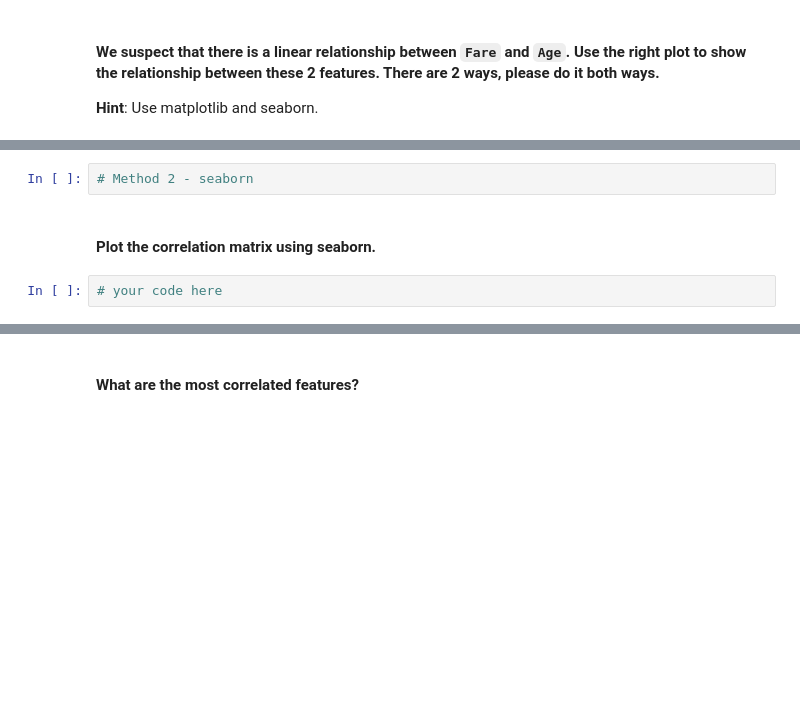
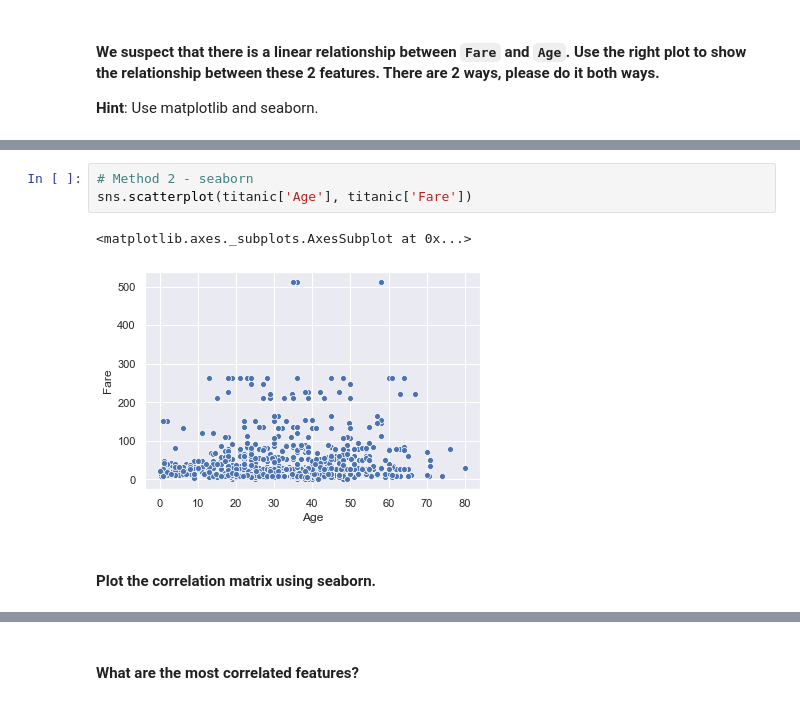
Before and after one commit to martapalleiro/lab-matplotlib-seaborn, a Jupyter notebook: your-code/main.ipynb, the cells around one changed output, grey strips where cells are left out. Drawn from its saved outputs; the diff is of its cells as text; blank space fills up the shorter version.

```diff
--- a/your-code/main.ipynb
+++ b/your-code/main.ipynb
@@ -367,6 +373,8 @@ your comments here
 # %%
 # Method 2 - seaborn
+sns.scatterplot(titanic['Age'], titanic['Fare'])
+# %% [output]
+<matplotlib.axes._subplots.AxesSubplot at 0x...>
+[figure, added]
 # %% [markdown]
 #### Plot the correlation matrix using seaborn.
-# %%
-# your code here
```
Also changed, not shown: parts of 32 cells of this notebook, 1 other file.
